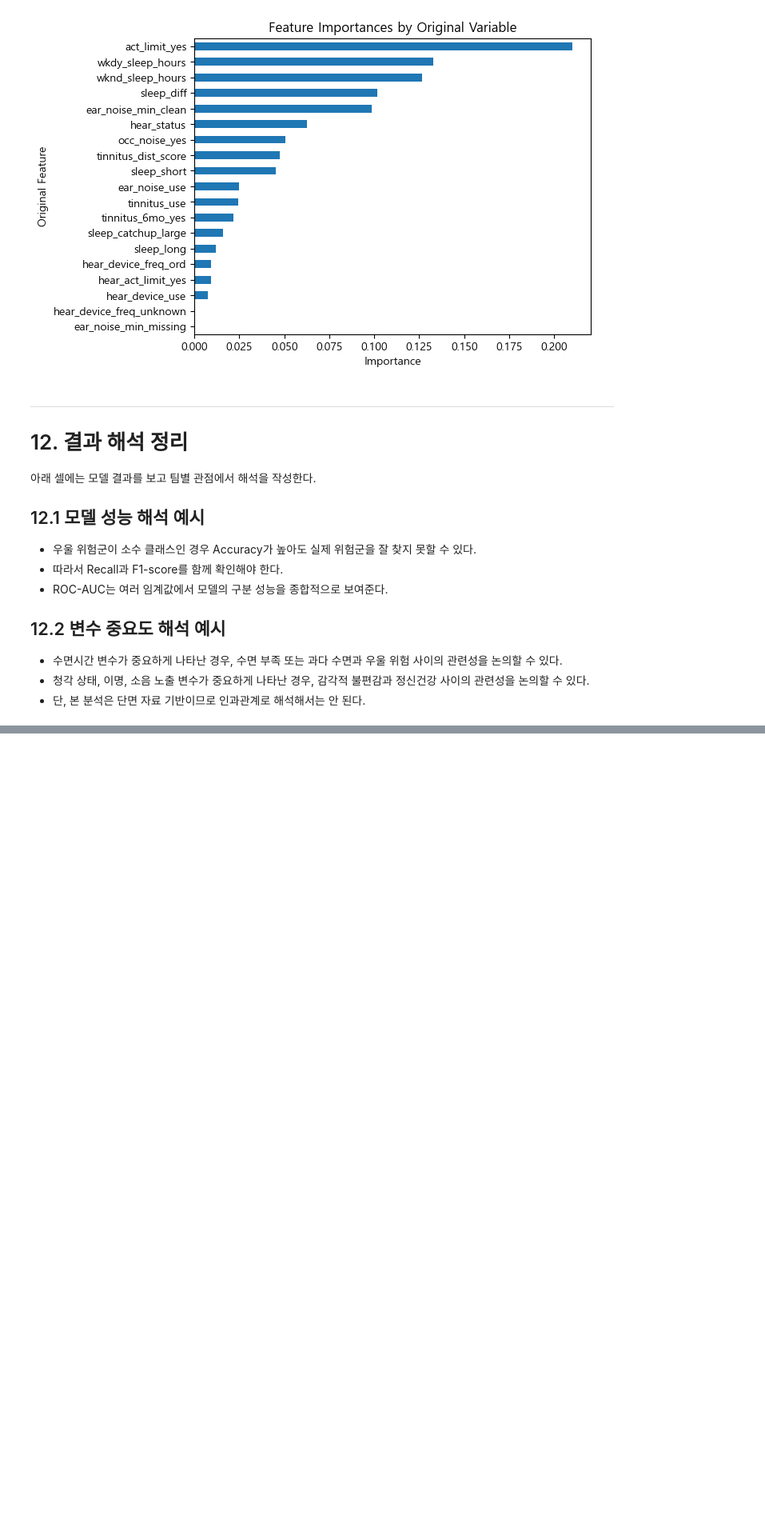
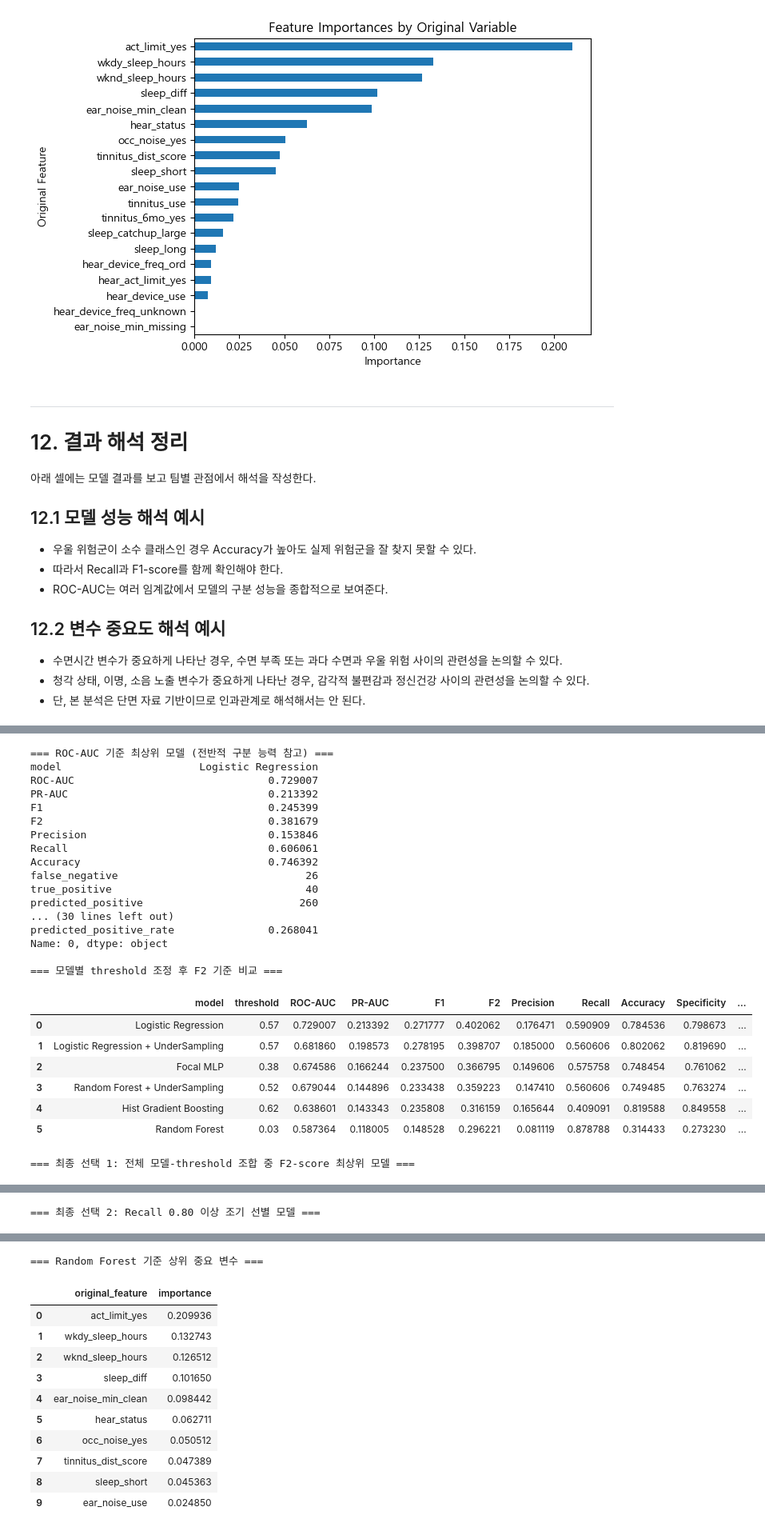
Before and after one commit to 2026-1st/Team-5, a Jupyter notebook: Team5_KNHANES2022_Project.ipynb, the cells around one changed output, grey strips where cells are left out. Shown at 80% size. Cells and saved outputs as stored; diff of their text form; code cells hidden in the pictures; blank space fills up the shorter version.

```diff
--- a/Team5_KNHANES2022_Project.ipynb
+++ b/Team5_KNHANES2022_Project.ipynb
@@ -2766,0 +2754,67 @@ Name: 31, dtype: object
+# %%
+# 결과 요약 기준을 F2-score와 조기 선별 기준으로 정리
+best_auc_row = results_df.sort_values("ROC-AUC", ascending=False).iloc[0]
+best_pr_auc_row = results_df.sort_values("PR-AUC", ascending=False).iloc[0]
+best_default_f2_row = results_df.sort_values(["F2", "Recall", "PR-AUC"], ascending=False).iloc[0]
+
+print("=== ROC-AUC 기준 최상위 모델 (전반적 구분 능력 참고) ===")
+print(best_auc_row)
+
+print()
+print("=== PR-AUC 기준 최상위 모델 (소수 클래스 탐지 참고) ===")
+print(best_pr_auc_row)
+
+print()
+print("=== 기본 threshold 기준 F2 최상위 모델 ===")
+print(best_default_f2_row)
+
+if "best_threshold_by_model" in globals():
+    print()
+    print("=== 모델별 threshold 조정 후 F2 기준 비교 ===")
+    display(best_threshold_by_model)
+
+if "final_f2_best_row" in globals():
+    print()
+    print("=== 최종 선택 1: 전체 모델-threshold 조합 중 F2-score 최상위 모델 ===")
+    display(final_f2_best_row)
+
+if "early_screening_best_row" in globals():
+    print()
+    print(f"=== 최종 선택 2: Recall {SCREENING_TARGET_RECALL:.2f} 이상 조기 선별 모델 ===")
+    display(early_screening_best_row)
+
+if "original_importance" in globals():
+    print()
+    print("=== Random Forest 기준 상위 중요 변수 ===")
+    display(original_importance.head(10))
+
+if "original_shap_importance" in globals():
+    print()
+    print("=== SHAP 기준 상위 중요 변수 ===")
+    display(original_shap_importance.head(10))
+# %% [output]
+=== ROC-AUC 기준 최상위 모델 (전반적 구분 능력 참고) ===
+model                      Logistic Regression
+ROC-AUC                               0.729007
+PR-AUC                                0.213392
+F1                                    0.245399
+F2                                    0.381679
+Precision                             0.153846
+Recall                                0.606061
+Accuracy                              0.746392
+false_negative                              26
+true_positive                               40
+predicted_positive                         260
+... (30 lines left out)
+predicted_positive_rate               0.268041
+Name: 0, dtype: object
+
+=== 모델별 threshold 조정 후 F2 기준 비교 ===
+|  | model | threshold | ROC-AUC | PR-AUC | F1 | F2 | Precision | Recall | Accuracy | Specificity | ... |
+| 0 | Logistic Regression | 0.57 | 0.729007 | 0.213392 | 0.271777 | 0.402062 | 0.176471 | 0.590909 | 0.784536 | 0.798673 | ... |
+| 1 | Logistic Regression + UnderSampling | 0.57 | 0.681860 | 0.198573 | 0.278195 | 0.398707 | 0.185000 | 0.560606 | 0.802062 | 0.819690 | ... |
+| 2 | Focal MLP | 0.38 | 0.674586 | 0.166244 | 0.237500 | 0.366795 | 0.149606 | 0.575758 | 0.748454 | 0.761062 | ... |
+| 3 | Random Forest + UnderSampling | 0.52 | 0.679044 | 0.144896 | 0.233438 | 0.359223 | 0.147410 | 0.560606 | 0.749485 | 0.763274 | ... |
+| 4 | Hist Gradient Boosting | 0.62 | 0.638601 | 0.143343 | 0.235808 | 0.316159 | 0.165644 | 0.409091 | 0.819588 | 0.849558 | ... |
+| 5 | Random Forest | 0.03 | 0.587364 | 0.118005 | 0.148528 | 0.296221 | 0.081119 | 0.878788 | 0.314433 | 0.273230 | ... |
+=== 최종 선택 1: 전체 모델-threshold 조합 중 F2-score 최상위 모델 ===
@@ -2766,0 +2838 @@ Name: 31, dtype: object
+=== 최종 선택 2: Recall 0.80 이상 조기 선별 모델 ===
@@ -2766,0 +2856,12 @@ Name: 31, dtype: object
+=== Random Forest 기준 상위 중요 변수 ===
+|  | original_feature | importance |
+| 0 | act_limit_yes | 0.209936 |
+| 1 | wkdy_sleep_hours | 0.132743 |
+| 2 | wknd_sleep_hours | 0.126512 |
+| 3 | sleep_diff | 0.101650 |
+| 4 | ear_noise_min_clean | 0.098442 |
+| 5 | hear_status | 0.062711 |
+| 6 | occ_noise_yes | 0.050512 |
+| 7 | tinnitus_dist_score | 0.047389 |
+| 8 | sleep_short | 0.045363 |
+| 9 | ear_noise_use | 0.024850 |
```
Also changed, not shown: parts of 60 cells of this notebook, 6 other files.
